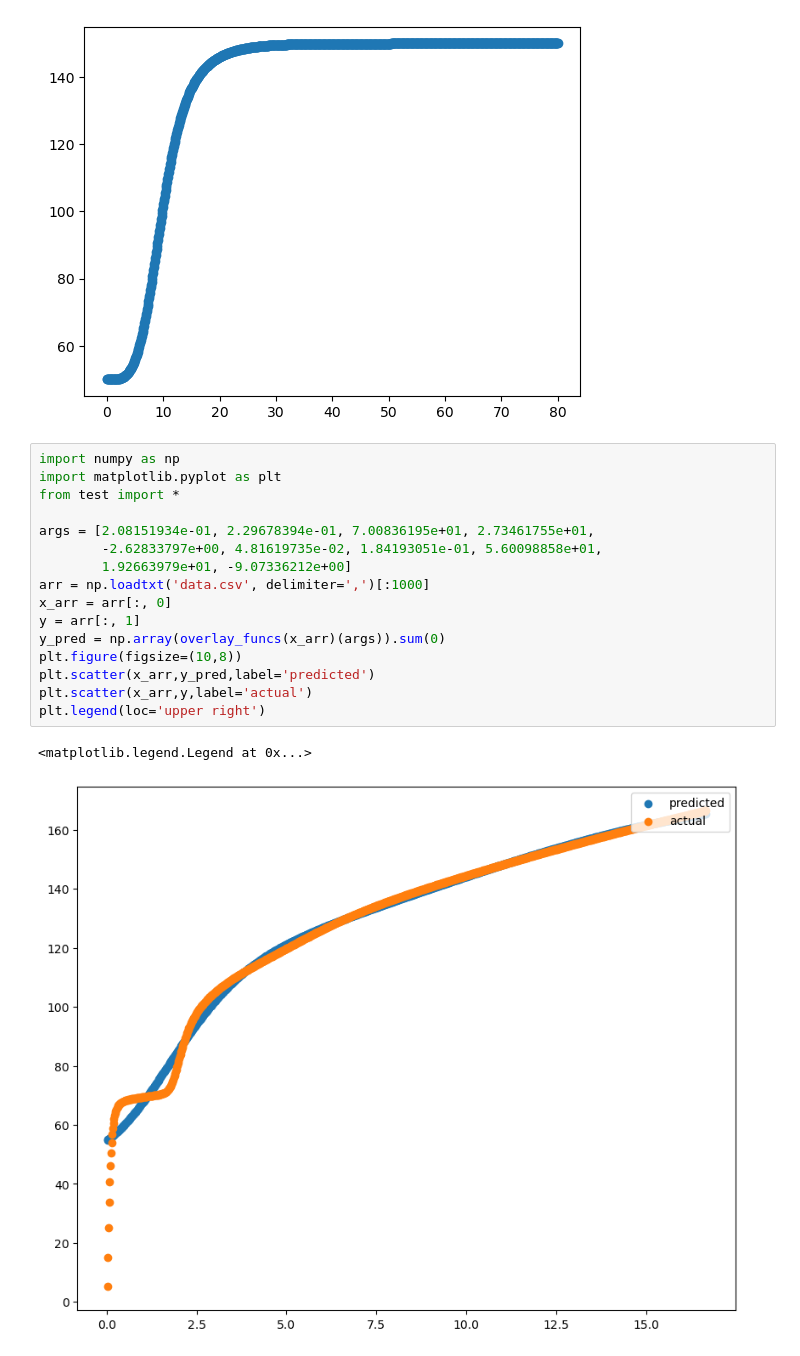
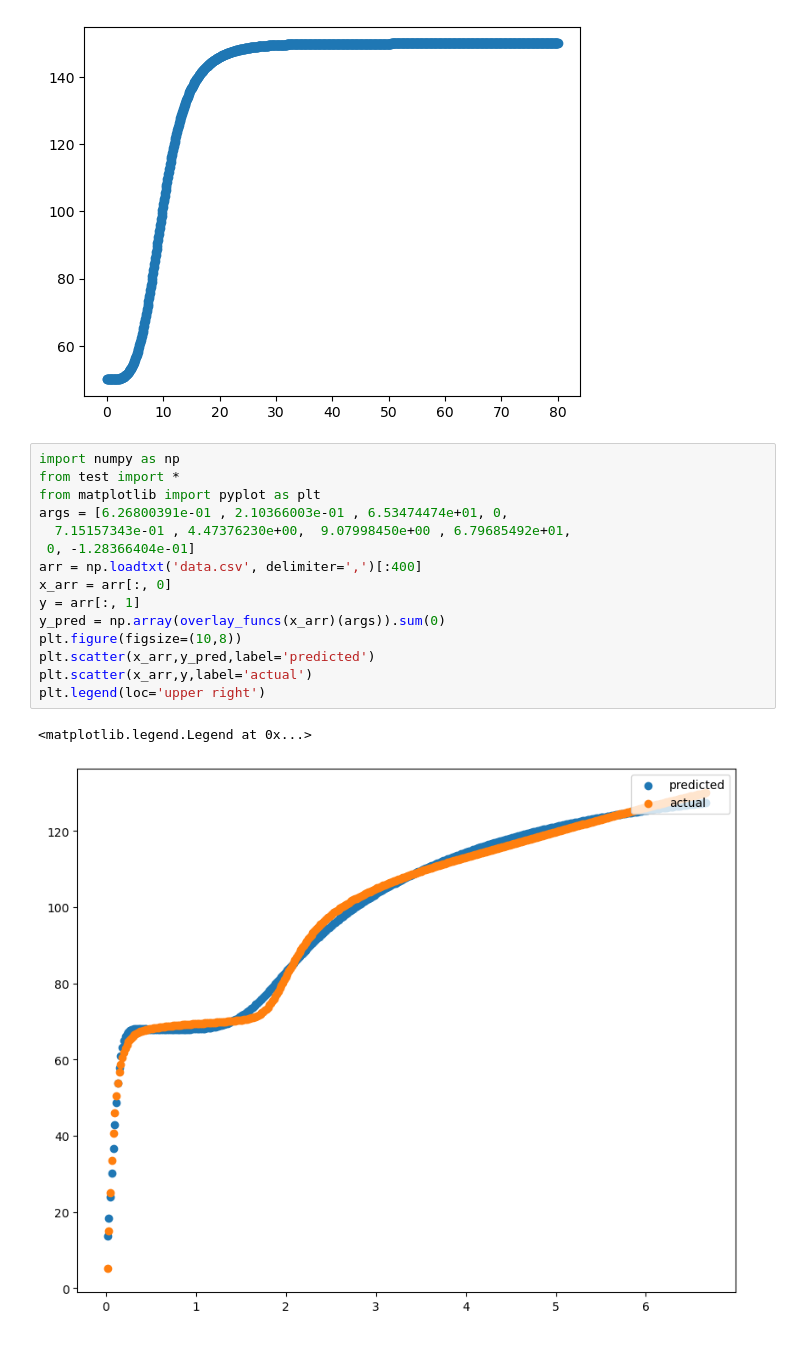
Before and after one commit to yiwei1029/params_optimize, a Jupyter notebook: main.ipynb, the cells around one changed output. Cells and saved outputs as stored; diff of their text form.

```diff
--- a/main.ipynb
+++ b/main.ipynb
@@ -39,20 +39,19 @@ plt.scatter(x_arr, y_arr)
 [figure]
 # %%
 import numpy as np
-import matplotlib.pyplot as plt
 from test import *
-
-args = [2.08151934e-01, 2.29678394e-01, 7.00836195e+01, 2.73461755e+01,
-        -2.62833797e+00, 4.81619735e-02, 1.84193051e-01, 5.60098858e+01,
-        1.92663979e+01, -9.07336212e+00]
-arr = np.loadtxt('data.csv', delimiter=',')[:1000]
+from matplotlib import pyplot as plt
+args = [6.26800391e-01 , 2.10366003e-01 , 6.53474474e+01, 0,
+  7.15157343e-01 , 4.47376230e+00,  9.07998450e+00 , 6.79685492e+01,
+ 0, -1.28366404e-01]
+arr = np.loadtxt('data.csv', delimiter=',')[:400]
 x_arr = arr[:, 0]
 y = arr[:, 1]
 y_pred = np.array(overlay_funcs(x_arr)(args)).sum(0)
 plt.figure(figsize=(10,8))
 plt.scatter(x_arr,y_pred,label='predicted')
 plt.scatter(x_arr,y,label='actual')
 plt.legend(loc='upper right')
 # %% [output]
 <matplotlib.legend.Legend at 0x...>
-[figure, old version]
+[figure, new version]
```
Also changed, not shown: 1 other file.
